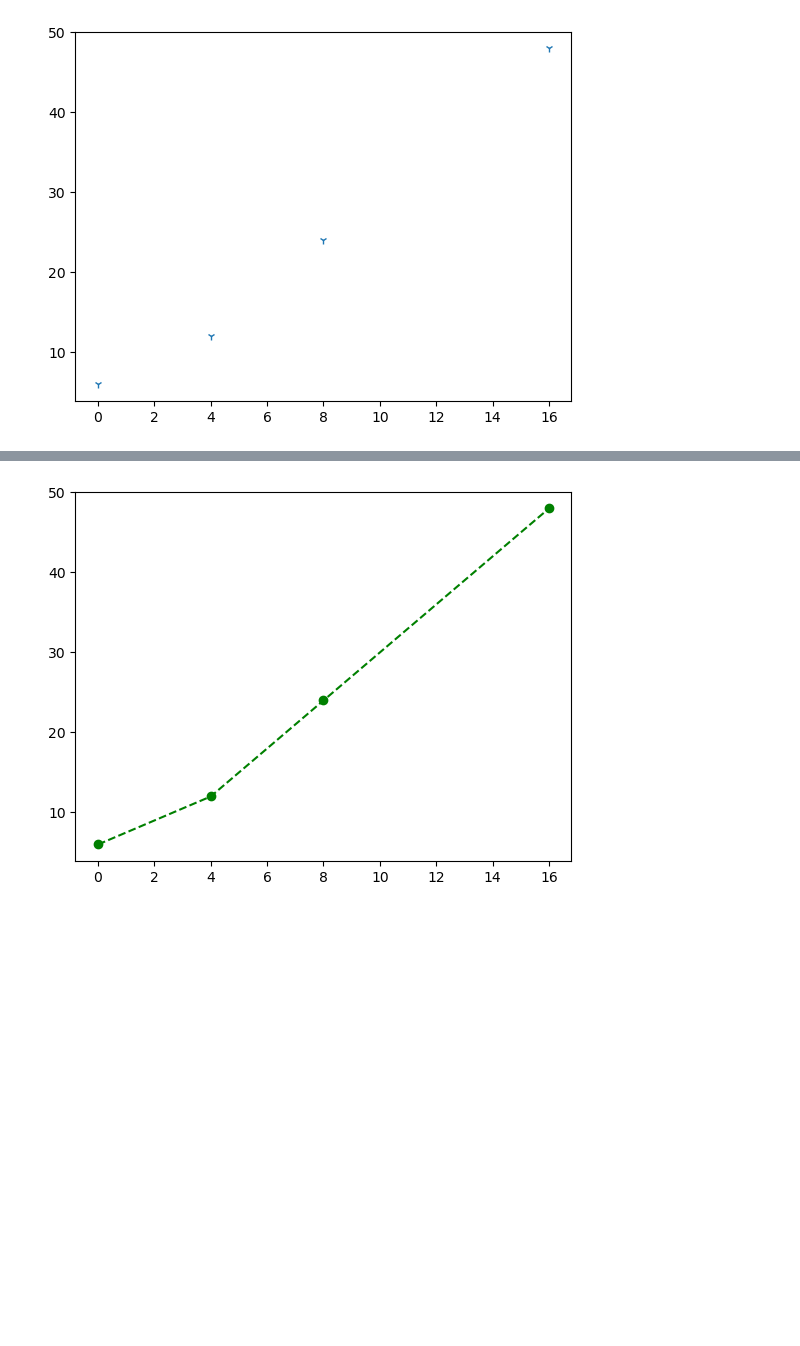
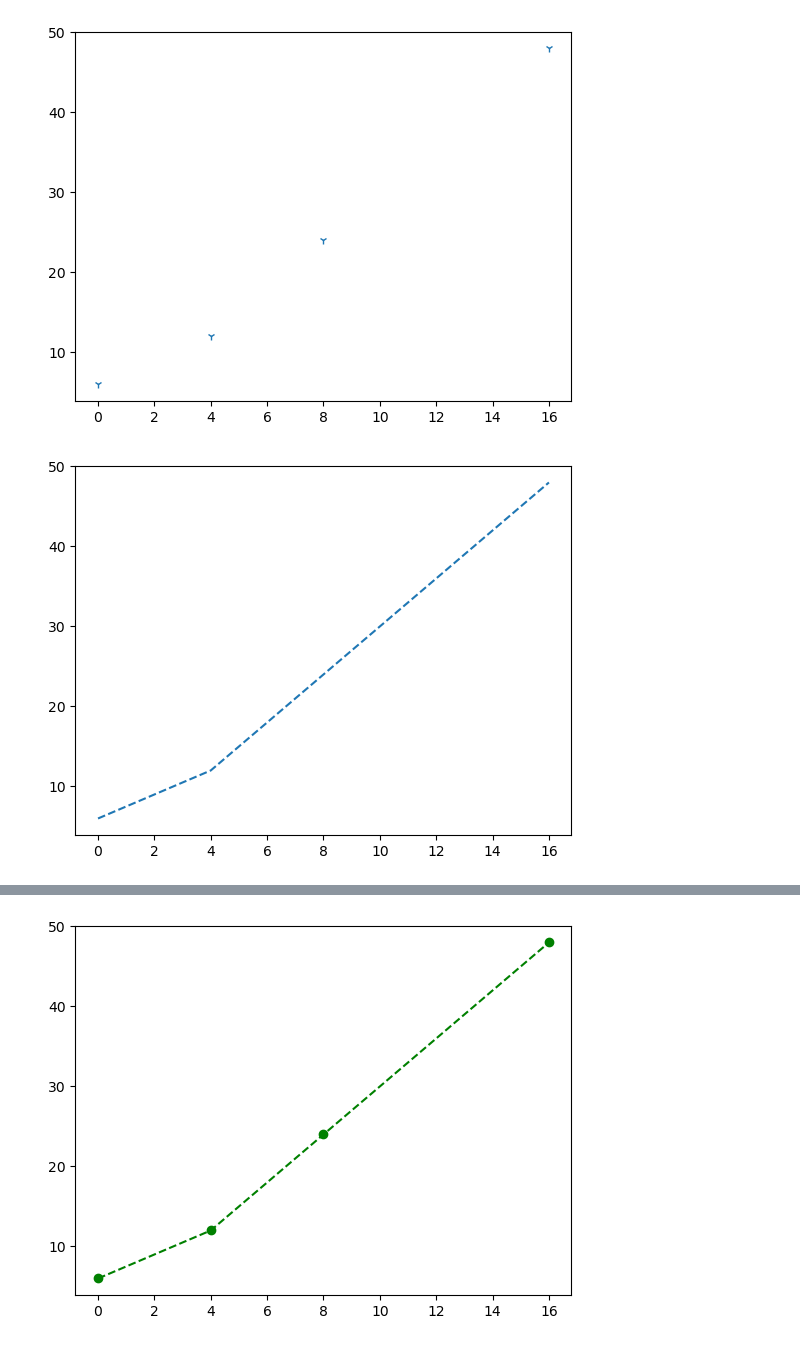
Before and after one commit to Ulimax/clase21, a Jupyter notebook: numpy.ipynb, the cells around one changed output, grey strips where cells are left out. Cells and saved outputs as stored; diff of their text form; code cells hidden in the pictures; blank space fills up the shorter version.

```diff
--- a/numpy.ipynb
+++ b/numpy.ipynb
@@ -561,8 +803,10 @@ plt.show()
 # %% [output]
 [figure]
 # %%
-plt.plot(puntos_x, puntos_y,'-')
+plt.plot(puntos_x, puntos_y,'--')
 
 plt.show()
 
 # "-" ,  ":",  "--" "-."
+# %% [output]
+[figure, added]
```
Also changed, not shown: parts of 73 cells of this notebook, 5 other files.
